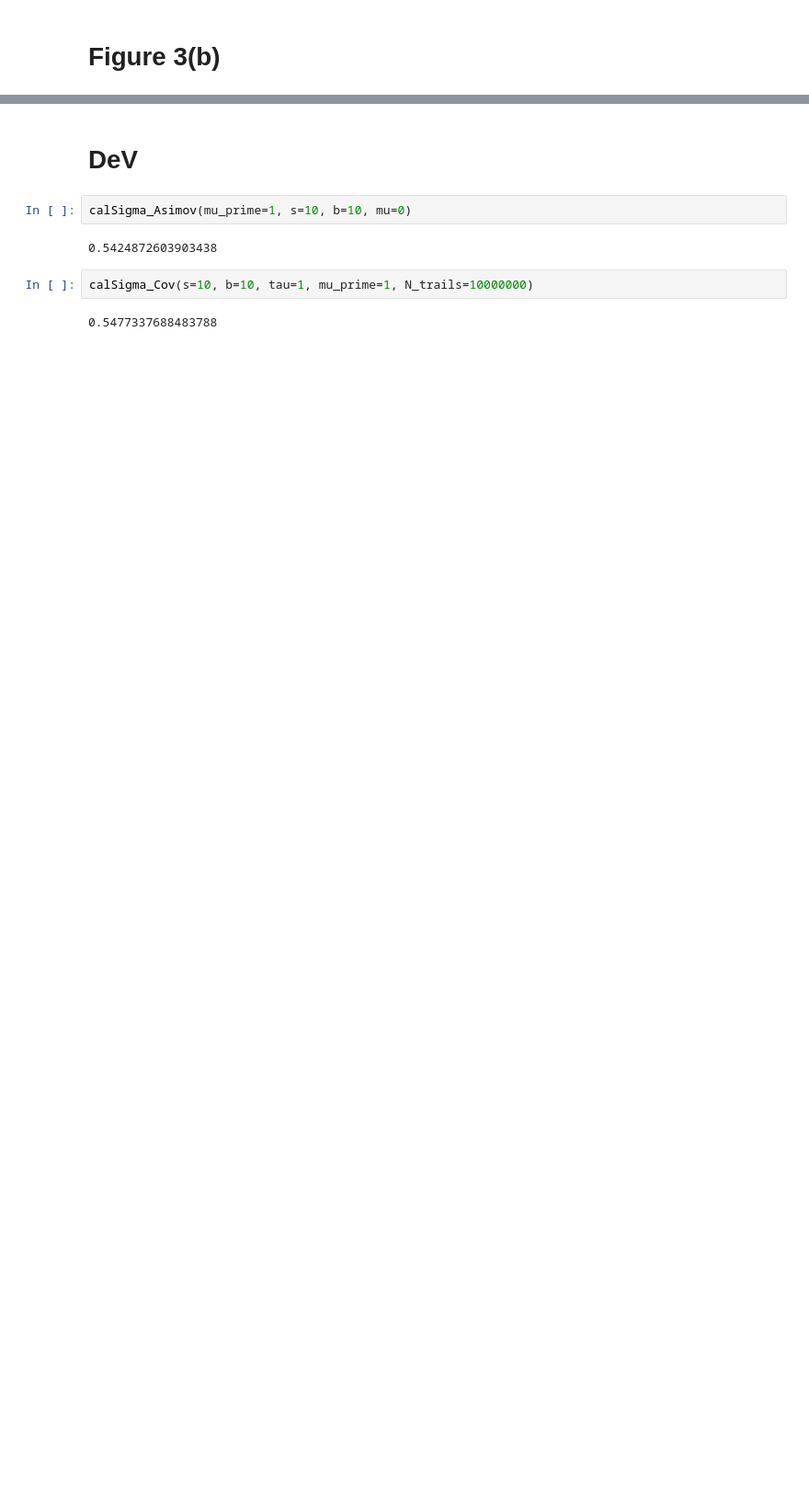
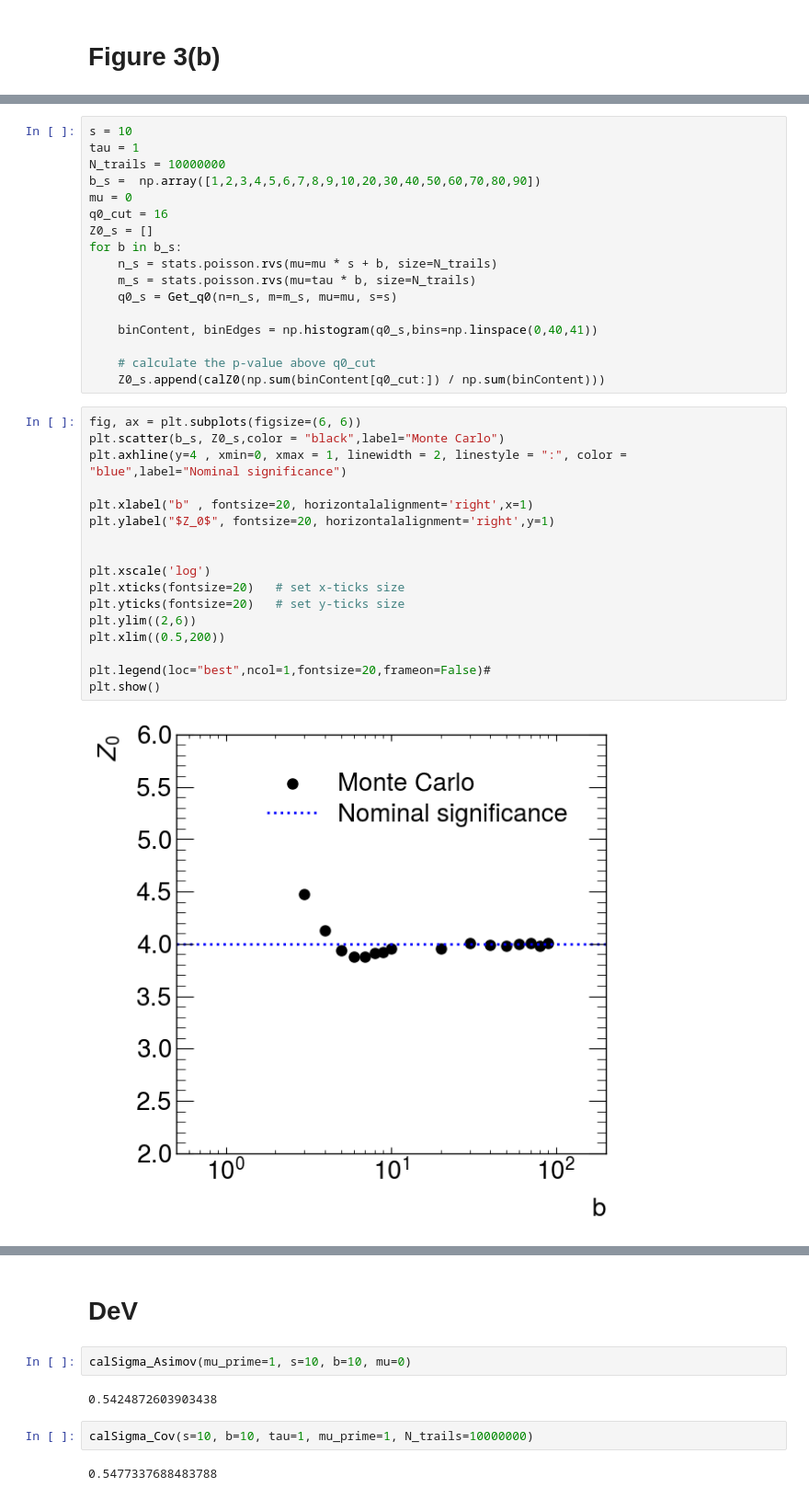
Before and after one commit to hrzhao76/stats-HEP, a Jupyter notebook: lectures/AsympototicPaper/CountingExperiment.ipynb, the cells around one changed output, grey strips where cells are left out. Shown at 92% size. Saved outputs shown, nothing was run; the diff lists cells and outputs as text; blank space fills up the shorter version.

Commit message:
WIP: figure 4

```diff
--- a/lectures/AsympototicPaper/CountingExperiment.ipynb
+++ b/lectures/AsympototicPaper/CountingExperiment.ipynb
@@ -83,0 +86,36 @@ plt.show()
+# %%
+s = 10
+tau = 1
+N_trails = 10000000
+b_s =  np.array([1,2,3,4,5,6,7,8,9,10,20,30,40,50,60,70,80,90])
+mu = 0
+q0_cut = 16
+Z0_s = []
+for b in b_s:
+    n_s = stats.poisson.rvs(mu=mu * s + b, size=N_trails)
+    m_s = stats.poisson.rvs(mu=tau * b, size=N_trails)
+    q0_s = Get_q0(n=n_s, m=m_s, mu=mu, s=s)
+
+    binContent, binEdges = np.histogram(q0_s,bins=np.linspace(0,40,41))
+
+    # calculate the p-value above q0_cut
+    Z0_s.append(calZ0(np.sum(binContent[q0_cut:]) / np.sum(binContent)))
+# %%
+fig, ax = plt.subplots(figsize=(6, 6))
+plt.scatter(b_s, Z0_s,color = "black",label="Monte Carlo")
+plt.axhline(y=4 , xmin=0, xmax = 1, linewidth = 2, linestyle = ":", color = "blue",label="Nominal significance")
+
+plt.xlabel("b" , fontsize=20, horizontalalignment='right',x=1)
+plt.ylabel("$Z_0$", fontsize=20, horizontalalignment='right',y=1)
+
+
+plt.xscale('log')
+plt.xticks(fontsize=20)   # set x-ticks size
+plt.yticks(fontsize=20)   # set y-ticks size
+plt.ylim((2,6))
+plt.xlim((0.5,200))
+
+plt.legend(loc="best",ncol=1,fontsize=20,frameon=False)#
+plt.show()
+# %% [output]
+[figure, added]
```
Also changed, not shown: parts of 7 cells of this notebook, 1 other file.
